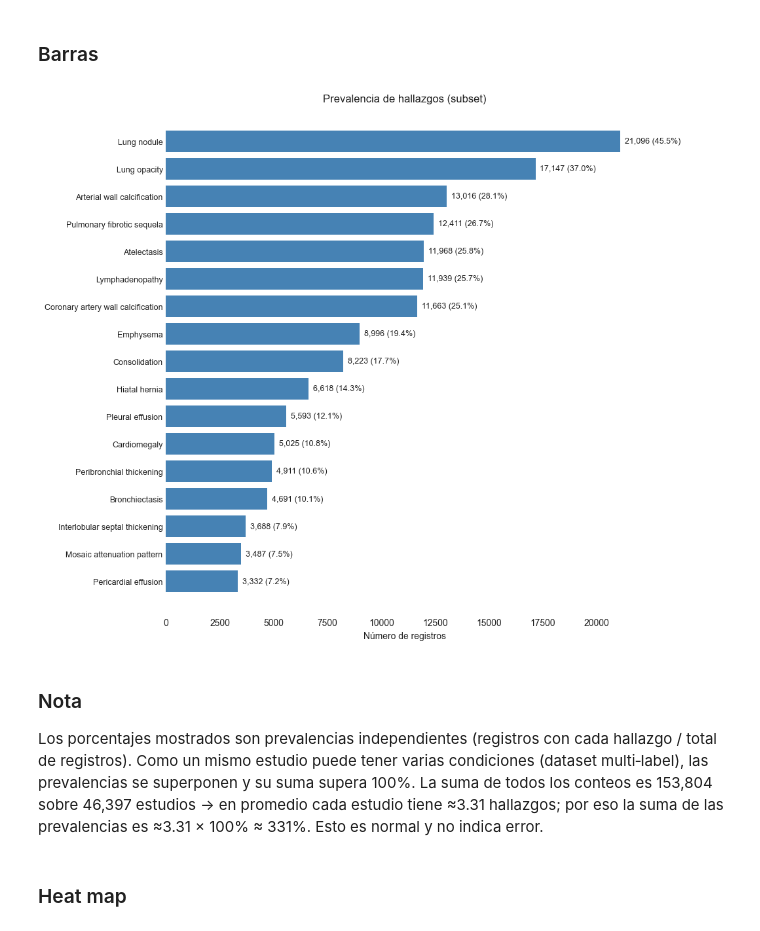
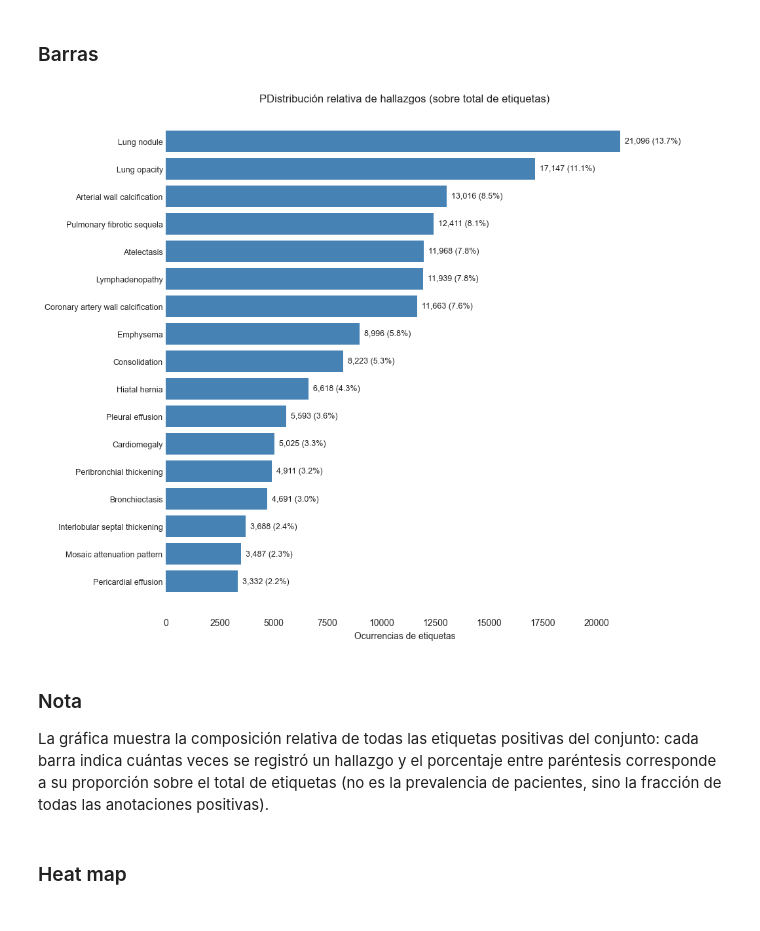
Before and after one commit to JeroHoyos/Reto-VLM3D-UNALMED, a Jupyter notebook: notebooks/enfermedades.ipynb, the cells around one changed output. Saved outputs shown, nothing was run; the diff lists cells and outputs as text; code cells hidden in the pictures.

```diff
--- a/notebooks/enfermedades.ipynb
+++ b/notebooks/enfermedades.ipynb
@@ -83,33 +83,34 @@ Total de registros: 153,804
 ### Barras
 # %%
 counts = disease_counts.sort_values(ascending=True)
-pct = counts / len(df) * 100
+total_hallazgos = counts.sum()
+disease_percentages = counts / total_hallazgos * 100
 
 plt.figure(figsize=(10, 0.45*len(counts)+1), facecolor="white")
 ax = plt.gca()
 ax.set_facecolor("white")
 
 ax.barh(range(len(counts)), counts.values, color="steelblue")
 
 m = counts.max()
-for i, (c, p) in enumerate(zip(counts.values, pct.values)):
+for i, (c, p) in enumerate(zip(counts.values, disease_percentages.values)):
     ax.text(c + m*0.01, i, f"{c:,} ({p:.1f}%)", va='center', fontsize=9, color="#222")
 
 ax.set_yticks(range(len(counts)))
 ax.set_yticklabels(counts.index, fontsize=9)
-ax.set_xlabel("Número de registros")
-ax.set_title("Prevalencia de hallazgos (subset)")
+ax.set_xlabel("Ocurrencias de etiquetas")
+ax.set_title("PDistribución relativa de hallazgos (sobre total de etiquetas)")
 
 for spine in ("top","right"):
     ax.spines[spine].set_visible(False)
 
 plt.tight_layout()
 plt.show()
 # %% [output]
-[figure, old version]
+[figure, new version]
 # %% [markdown]
 ### Nota
-Los porcentajes mostrados son prevalencias independientes (registros con cada hallazgo / total de registros). Como un mismo estudio puede tener varias condiciones (dataset multi‑label), las prevalencias se superponen y su suma supera 100%. La suma de todos los conteos es 153,804 sobre 46,397 estudios → en promedio cada estudio tiene ≈3.31 hallazgos; por eso la suma de las prevalencias es ≈3.31 × 100% ≈ 331%. Esto es normal y no indica error.
+La gráfica muestra la composición relativa de todas las etiquetas positivas del conjunto: cada barra indica cuántas veces se registró un hallazgo y el porcentaje entre paréntesis corresponde a su proporción sobre el total de etiquetas (no es la prevalencia de pacientes, sino la fracción de todas las anotaciones positivas).
 # %% [markdown]
 ### Heat map
 # %%
```
Also changed, not shown: parts of 20 cells of this notebook.
